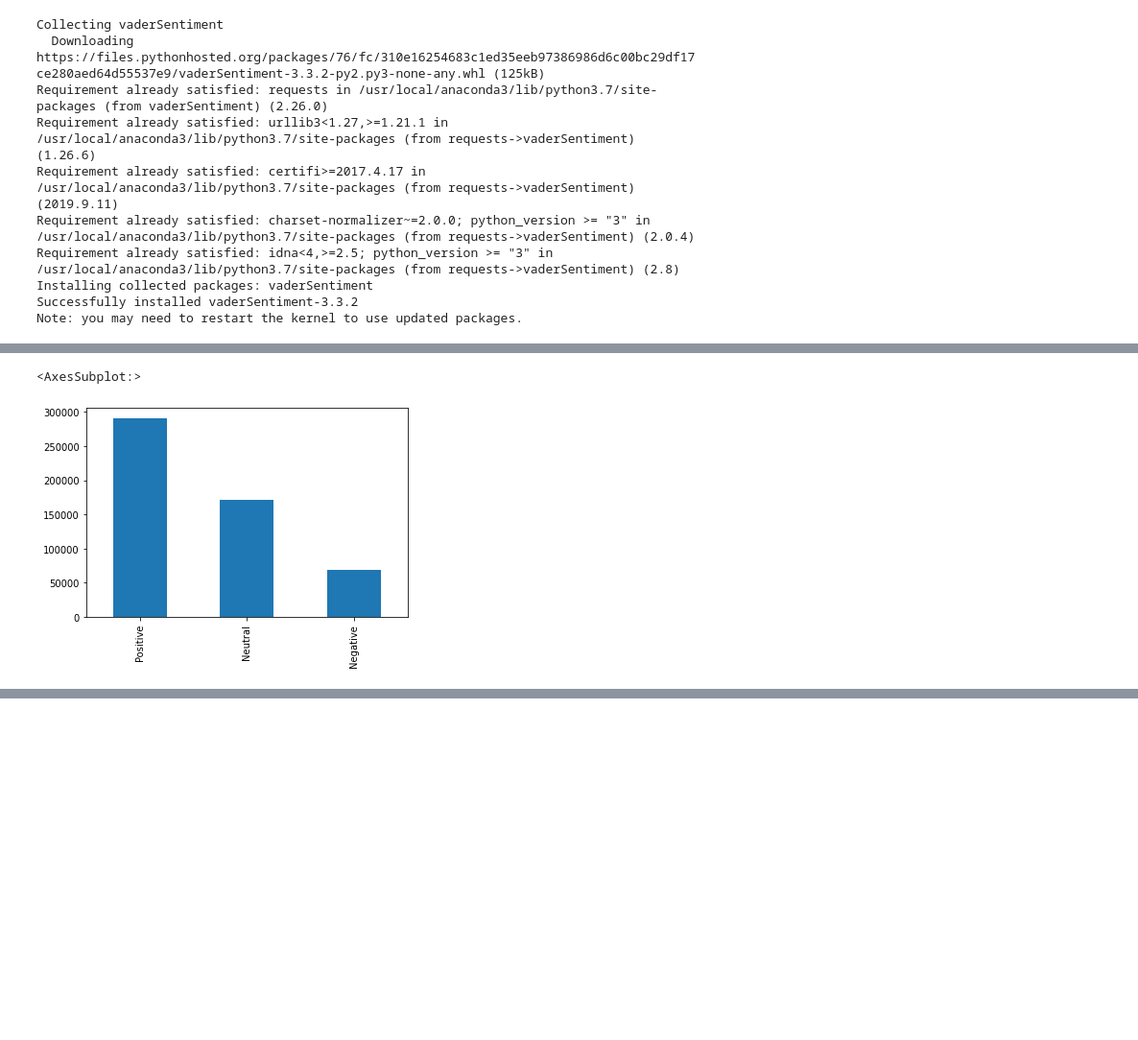
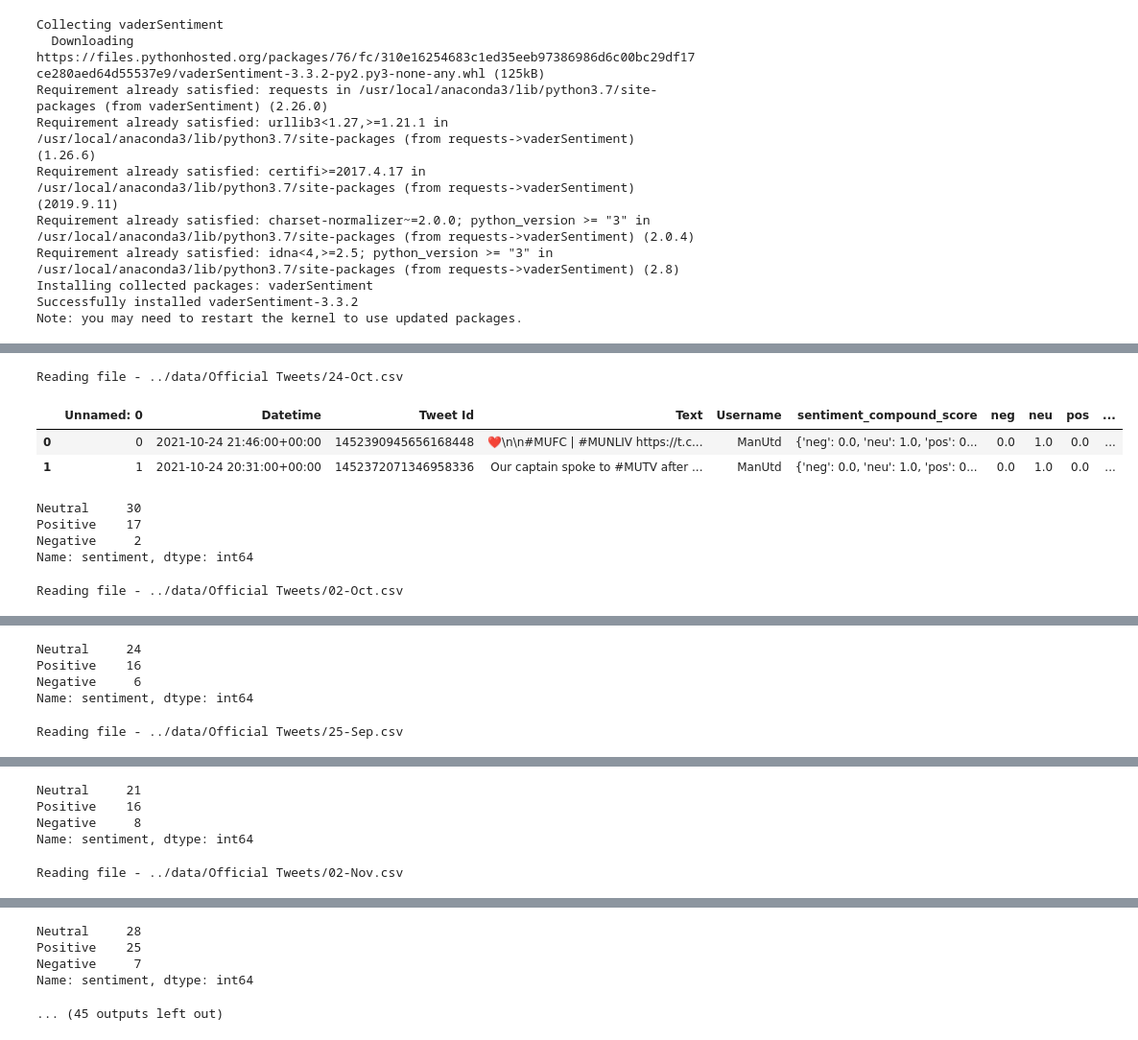
Before and after one commit to anisha1095/SportsSentimentAnalysis, a Jupyter notebook: codebase/SentimenAnalysis.ipynb, the cells around one changed output, grey strips where cells are left out. Shown at 96% size. Cells and saved outputs as stored; diff of their text form; code cells hidden in the pictures; blank space fills up the shorter version.

Commit message:
Analysing sentiments for official tweets

```diff
--- a/codebase/SentimenAnalysis.ipynb
+++ b/codebase/SentimenAnalysis.ipynb
@@ -17,6 +18 @@ import numpy as np
 from vaderSentiment.vaderSentiment import SentimentIntensityAnalyzer
-# %%
-dataset = pd.read_csv("/Users/anishajauhari/Downloads/FIFA.csv")
-analyzer = SentimentIntensityAnalyzer()
-dataset["sentiment_compound_score"] = dataset["Tweet"].apply(lambda x : analyzer.polarity_scores(str(x)))
-dataset["sentiment_compound_score"]
@@ -74,5 +19,26 @@ dataset_updated
-# %%
-dataset_updated["sentiment"].value_counts().plot(kind="bar")
-# %% [output]
-<AxesSubplot:>
-[figure, removed]
+# %%
+files = []
+for file in glob.glob("../data/Official Tweets/*"):
+    files.append(file)
+# %%
+for file in files:
+    print("Reading file - " + file)
+    dataset = pd.read_csv(file)
+    analyzer = SentimentIntensityAnalyzer()
+    dataset["sentiment_compound_score"] = dataset["Text"].apply(lambda x : analyzer.polarity_scores(str(x)))
+    df = pd.json_normalize(dataset['sentiment_compound_score'])
+    dataset_updated = pd.merge(dataset, df, how="inner", right_index = True, left_index= True)
+    dataset_updated["sentiment"] = dataset_updated["compound"].apply(lambda x : "Positive" if (x > 0.05) else ("Neutral" if (x > -0.05 and x < 0.05) else "Negative"))
+    display(dataset_updated.head(2))
+    display(dataset_updated["sentiment"].value_counts())
+#     dataset_updated["sentiment"].value_counts().plot(kind="bar")
+# %% [output]
+Reading file - ../data/Official Tweets/24-Oct.csv
+|  | Unnamed: 0 | Datetime | Tweet Id | Text | Username | sentiment_compound_score | neg | neu | pos | ... |
+| 0 | 0 | 2021-10-24 21:46:00+00:00 | 1452390945656168448 | ❤️\n\n#MUFC | #MUNLIV https://t.c... | ManUtd | {'neg': 0.0, 'neu': 1.0, 'pos': 0... | 0.0 | 1.0 | 0.0 | ... |
+| 1 | 1 | 2021-10-24 20:31:00+00:00 | 1452372071346958336 | Our captain spoke to #MUTV after ... | ManUtd | {'neg': 0.0, 'neu': 1.0, 'pos': 0... | 0.0 | 1.0 | 0.0 | ... |
+Neutral     30
+Positive    17
+Negative     2
+Name: sentiment, dtype: int64
+Reading file - ../data/Official Tweets/02-Oct.csv
@@ -78,0 +48,5 @@ dataset_updated["sentiment"].value_counts().plot(kind="bar")
+Neutral     24
+Positive    16
+Negative     6
+Name: sentiment, dtype: int64
+Reading file - ../data/Official Tweets/25-Sep.csv
@@ -78,0 +56,5 @@ dataset_updated["sentiment"].value_counts().plot(kind="bar")
+Neutral     21
+Positive    16
+Negative     8
+Name: sentiment, dtype: int64
+Reading file - ../data/Official Tweets/02-Nov.csv
@@ -78,0 +64,5 @@ dataset_updated["sentiment"].value_counts().plot(kind="bar")
+Neutral     28
+Positive    25
+Negative     7
+Name: sentiment, dtype: int64
+... (45 outputs left out)
```
Also changed, not shown: parts of 9 cells of this notebook.
